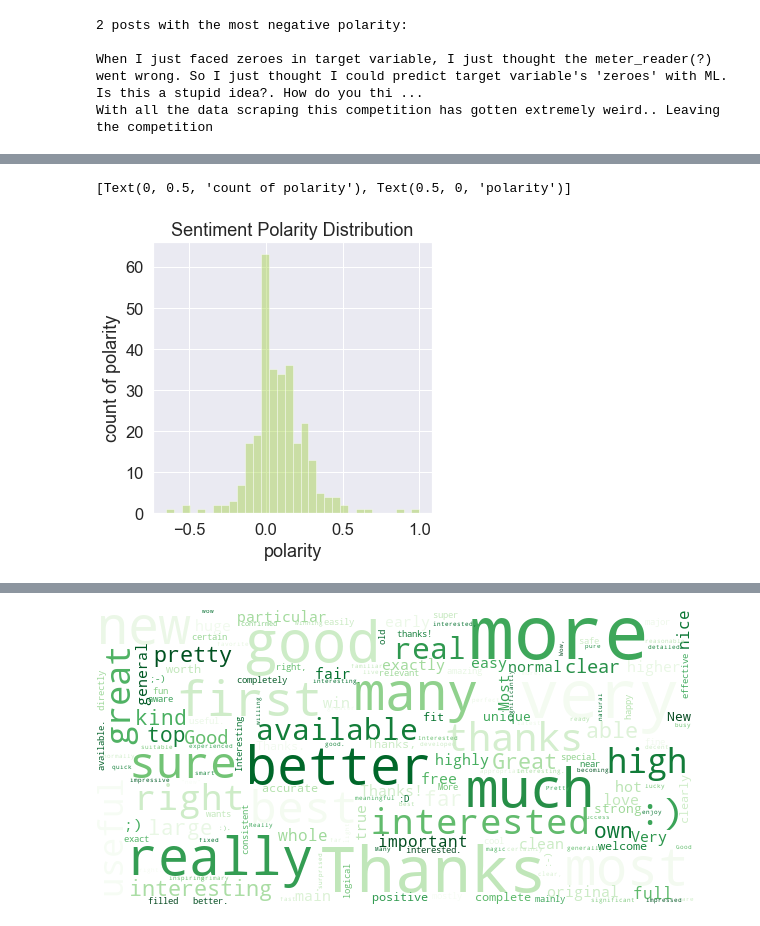
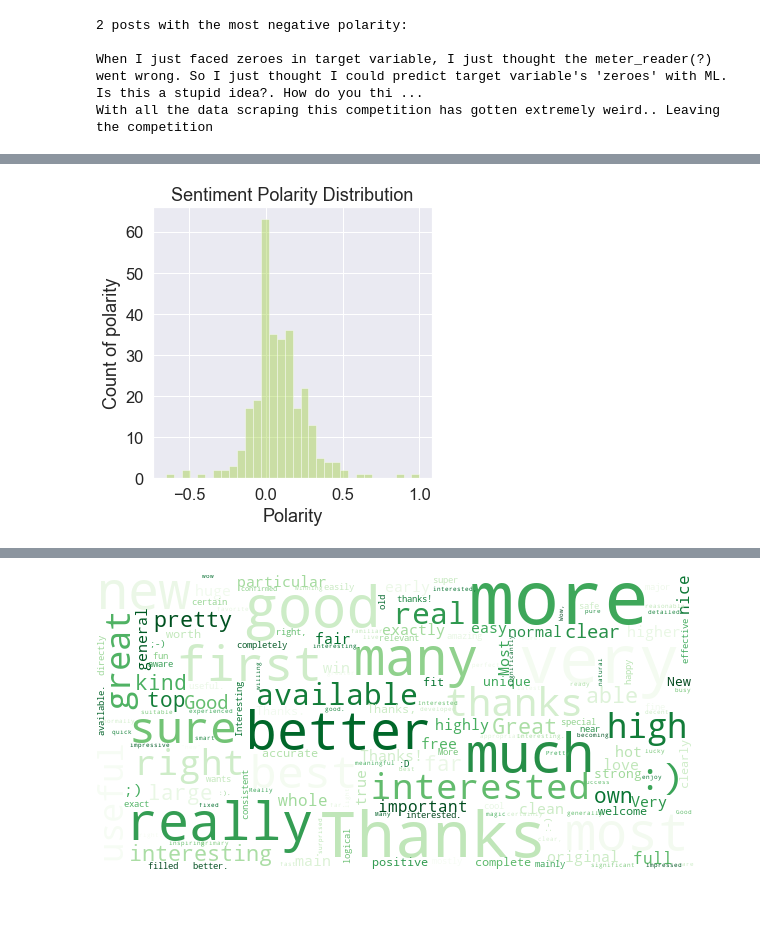
Before and after one commit to buds-lab/ashrae-great-energy-predictor-3-overview-analysis, a Jupyter notebook: DiscussionBoard/DiscussionAnalysis.ipynb, the cells around one changed output, grey strips where cells are left out. Cells and saved outputs as stored; diff of their text form; code cells hidden in the pictures.

```diff
--- a/DiscussionBoard/DiscussionAnalysis.ipynb
+++ b/DiscussionBoard/DiscussionAnalysis.ipynb
@@ -612,12 +610,13 @@ fig.show()
 # %%
 sns.set(font_scale = 1.5)
 plt.figure(figsize=(5,5))
 ax = sns.distplot(post_df['polarity'], kde=False, color= "yellowgreen")
 ax.title.set_text("Sentiment Polarity Distribution")
-ax.set(ylabel="count of polarity", xlabel="polarity")
+ax.set(ylabel="Count of polarity", xlabel="Polarity")
+fig = ax.get_figure()
+fig.savefig("Sentiment Polarity Distribution.png", dpi=300)
 # %% [output]
-[Text(0, 0.5, 'count of polarity'), Text(0.5, 0, 'polarity')]
-[figure, old version]
+[figure, new version]
 # %%
 # Remove comments with no content (e.g. picture/meme comments)
 combined_df = combined_df[~combined_df['content'].isnull()]
```
Also changed, not shown: parts of 4 cells of this notebook, 1 other file.
